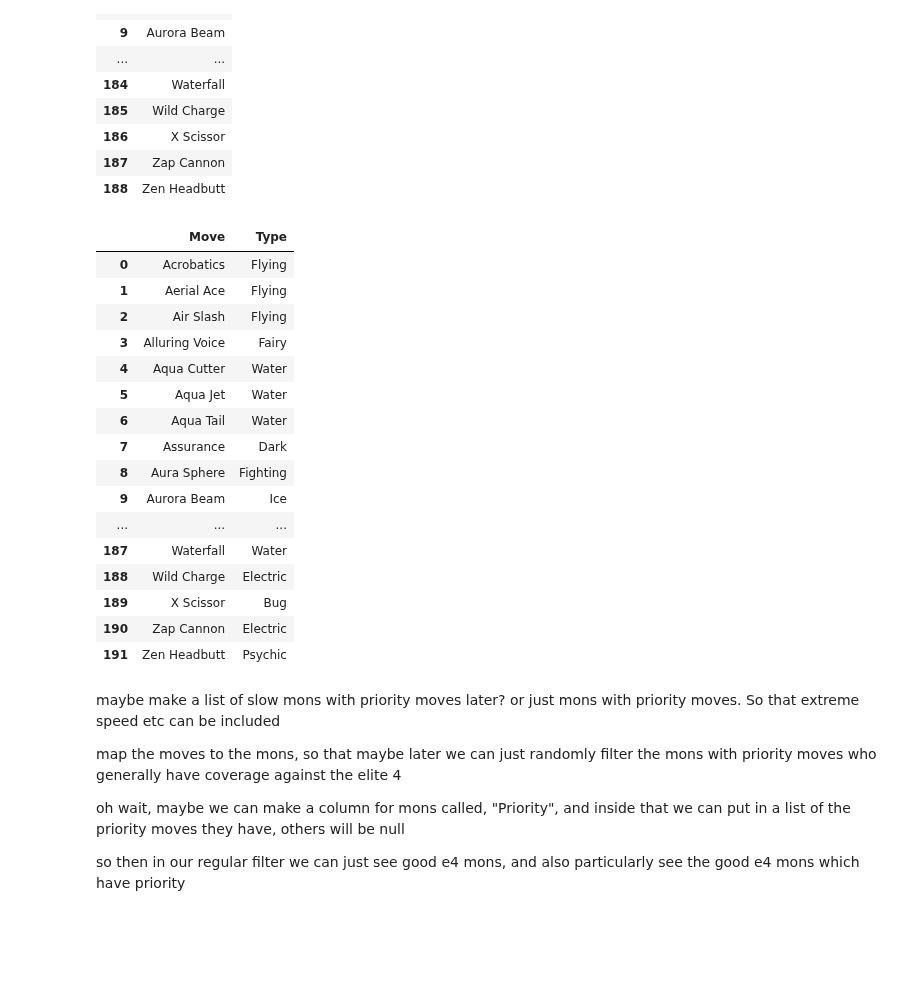
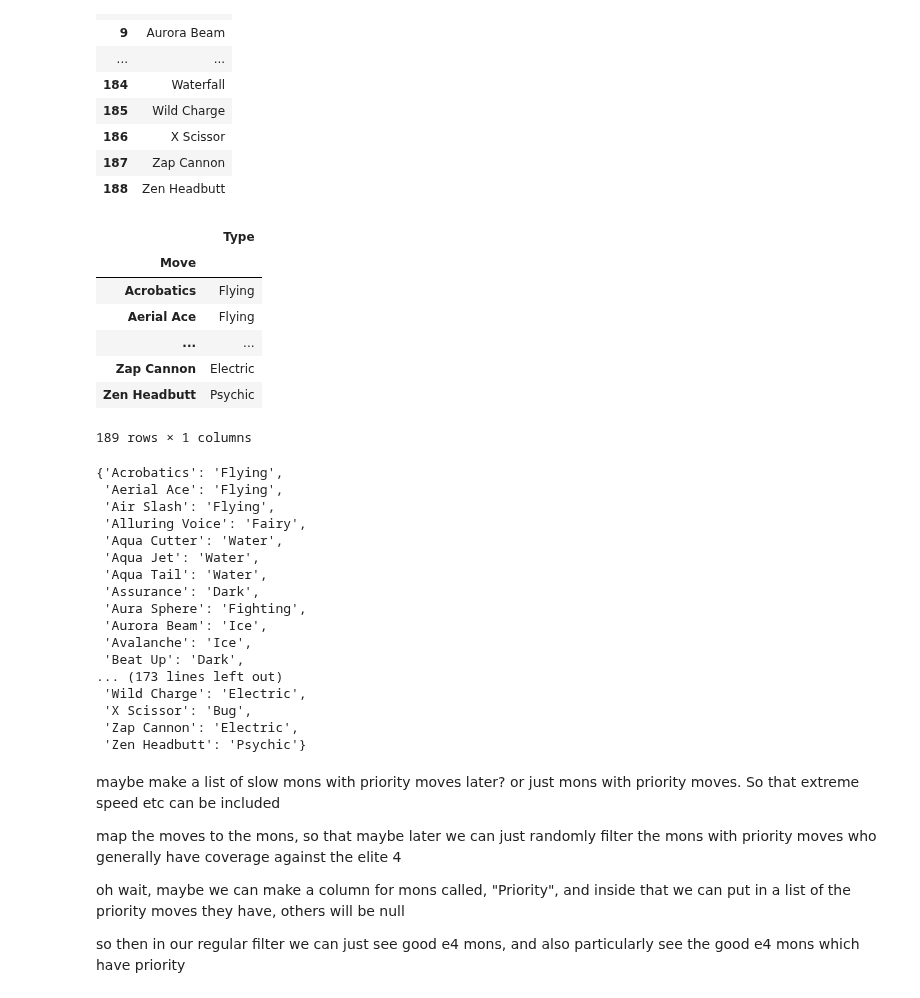
Before and after one commit to SrijanBadhya/pokemon-elite-4, a Jupyter notebook: Pokemon.ipynb, the cells around one changed output. Saved outputs shown, nothing was run; the diff lists cells and outputs as text; code cells hidden in the pictures; blank space fills up the shorter version.

Commit message:
cleaner dataframe

```diff
--- a/Pokemon.ipynb
+++ b/Pokemon.ipynb
@@ -474,36 +475,47 @@ smthh
 | 187 | Zap Cannon |
 | 188 | Zen Headbutt |
 # %%
-pd.set_option('display.max_rows', None)
-
 #if not isinstance(moveslist,pd.DataFrame):
     #moveslist2=moveslist.to_frame(name='Move')
 moveslist2=moveslist.to_frame(name='Move')
 moveslist2['Type']=typeslist
 #moveslist2=moveslist2[:-1] #there's something extremely weird with the last row
 moveslist2=(moveslist2.drop_duplicates()
             .sort_values(by='Move')
             .reset_index()
-            .drop(columns='index'))
+            .drop(columns='index')
+            .set_index('Move'))
 moveslist2
 # %% [output]
-|  | Move | Type |
-| 0 | Acrobatics | Flying |
-| 1 | Aerial Ace | Flying |
-| 2 | Air Slash | Flying |
-| 3 | Alluring Voice | Fairy |
-| 4 | Aqua Cutter | Water |
-| 5 | Aqua Jet | Water |
-| 6 | Aqua Tail | Water |
-| 7 | Assurance | Dark |
-| 8 | Aura Sphere | Fighting |
-| 9 | Aurora Beam | Ice |
-| ... | ... | ... |
-| 187 | Waterfall | Water |
-| 188 | Wild Charge | Electric |
-| 189 | X Scissor | Bug |
-| 190 | Zap Cannon | Electric |
-| 191 | Zen Headbutt | Psychic |
+|  | Type |
+| Move |  |
+| Acrobatics | Flying |
+| Aerial Ace | Flying |
+| ... | ... |
+| Zap Cannon | Electric |
+| Zen Headbutt | Psychic |
+189 rows × 1 columns
+# %%
+move_dict=moveslist2['Type'].to_dict()   #if I directly convert moveslist2 to dictionary, it makes a nested dictionary with the type column
+move_dict
+# %% [output]
+{'Acrobatics': 'Flying',
+ 'Aerial Ace': 'Flying',
+ 'Air Slash': 'Flying',
+ 'Alluring Voice': 'Fairy',
+ 'Aqua Cutter': 'Water',
+ 'Aqua Jet': 'Water',
+ 'Aqua Tail': 'Water',
+ 'Assurance': 'Dark',
+ 'Aura Sphere': 'Fighting',
+ 'Aurora Beam': 'Ice',
+ 'Avalanche': 'Ice',
+ 'Beat Up': 'Dark',
+... (173 lines left out)
+ 'Wild Charge': 'Electric',
+ 'X Scissor': 'Bug',
+ 'Zap Cannon': 'Electric',
+ 'Zen Headbutt': 'Psychic'}
 # %%
 pd.set_option('display.max_rows', 5)
 # %% [markdown]
```
Also changed, not shown: parts of 8 cells of this notebook, 1 other file.
